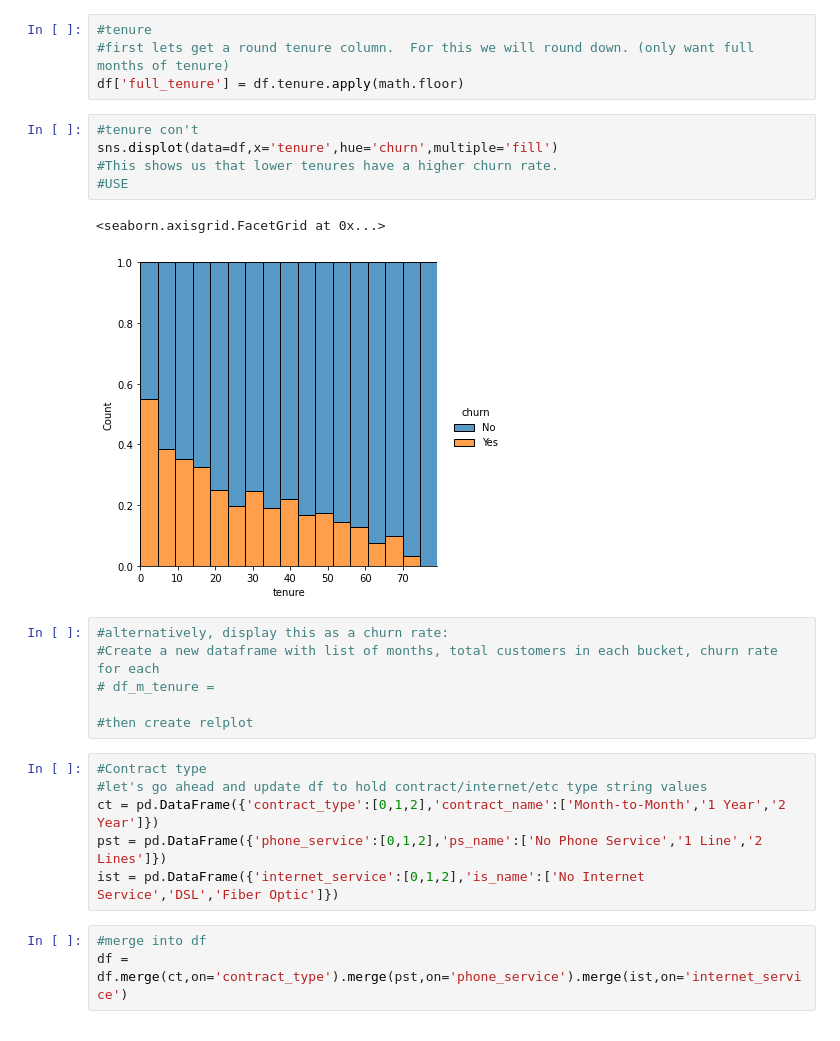
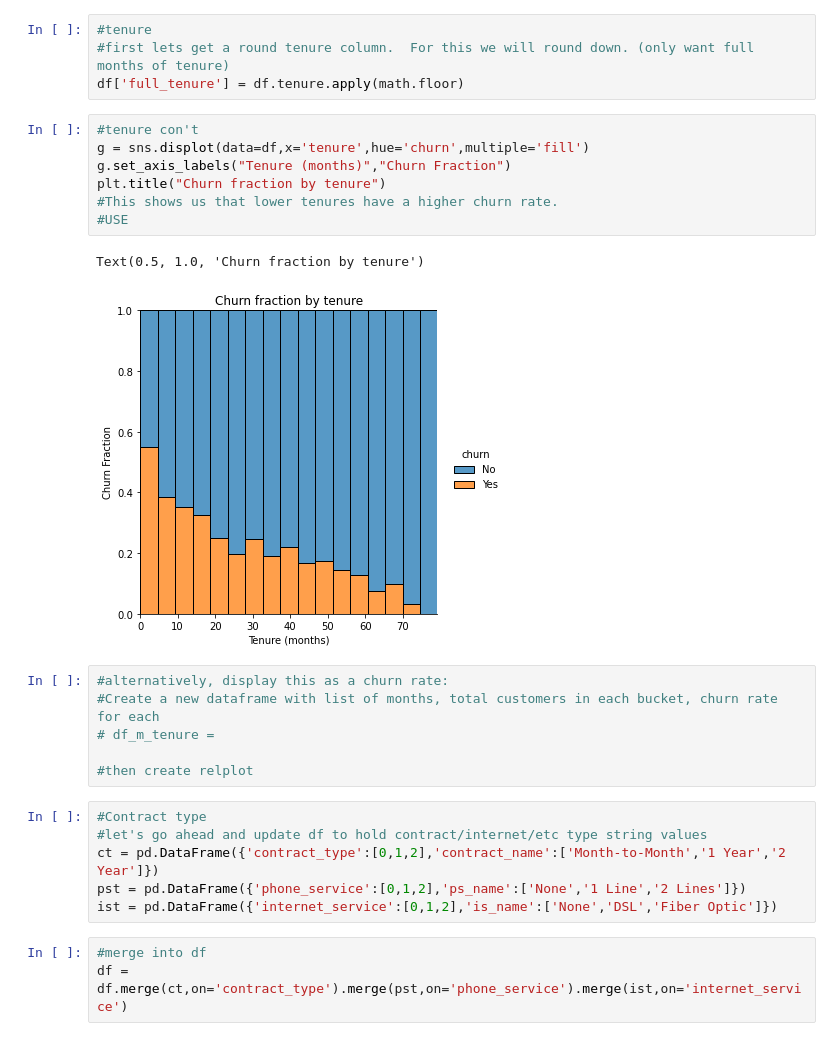
Before and after one commit to Cayt-Schlichting/numpy-pandas-visualization-exercises, a Jupyter notebook: telco_prj_prototype.ipynb, the cells around one changed output. Drawn from its saved outputs; the diff is of its cells as text.

```diff
--- a/telco_prj_prototype.ipynb
+++ b/telco_prj_prototype.ipynb
@@ -142,12 +142,14 @@ sns.displot(data=df,x='churn',hue='gender',multiple='dodge')
 df['full_tenure'] = df.tenure.apply(math.floor)
 # %%
 #tenure con't
-sns.displot(data=df,x='tenure',hue='churn',multiple='fill')
+g = sns.displot(data=df,x='tenure',hue='churn',multiple='fill')
+g.set_axis_labels("Tenure (months)","Churn Fraction")
+plt.title("Churn fraction by tenure")
 #This shows us that lower tenures have a higher churn rate.
 #USE
 # %% [output]
-<seaborn.axisgrid.FacetGrid at 0x...>
+Text(0.5, 1.0, 'Churn fraction by tenure')
-[figure, old version]
+[figure, new version]
 # %%
 #alternatively, display this as a churn rate:
 #Create a new dataframe with list of months, total customers in each bucket, churn rate for each
@@ -158,8 +160,8 @@ sns.displot(data=df,x='tenure',hue='churn',multiple='fill')
 #Contract type
 #let's go ahead and update df to hold contract/internet/etc type string values
 ct = pd.DataFrame({'contract_type':[0,1,2],'contract_name':['Month-to-Month','1 Year','2 Year']})
-pst = pd.DataFrame({'phone_service':[0,1,2],'ps_name':['No Phone Service','1 Line','2 Lines']})
-ist = pd.DataFrame({'internet_service':[0,1,2],'is_name':['No Internet Service','DSL','Fiber Optic']})
+pst = pd.DataFrame({'phone_service':[0,1,2],'ps_name':['None','1 Line','2 Lines']})
+ist = pd.DataFrame({'internet_service':[0,1,2],'is_name':['None','DSL','Fiber Optic']})
 # %%
 #merge into df
 df = df.merge(ct,on='contract_type').merge(pst,on='phone_service').merge(ist,on='internet_service')
```
Also changed, not shown: parts of 11 cells of this notebook.
